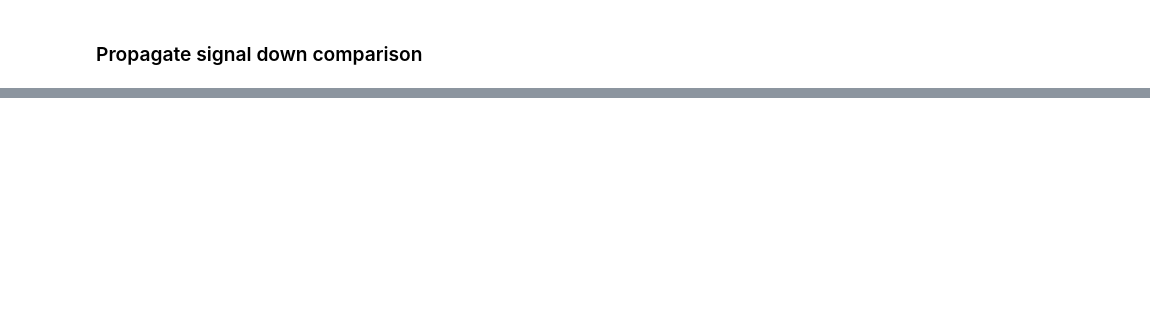
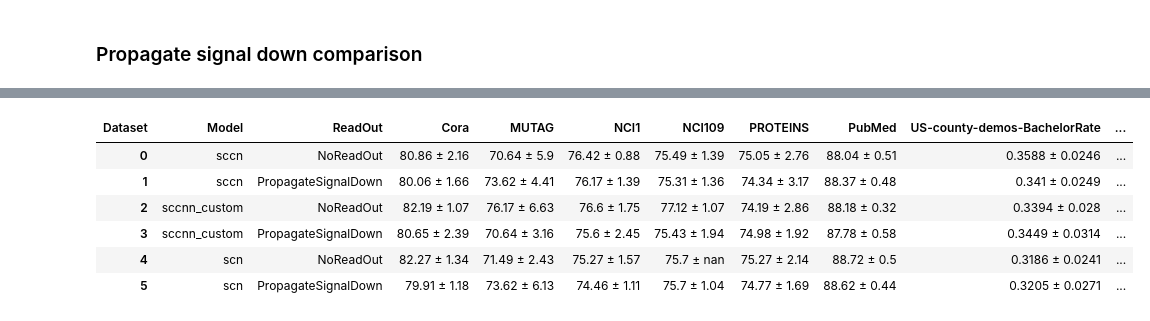
Before and after one commit to geometric-intelligence/TopoBenchmark, a Jupyter notebook: results/results_ simplicial.ipynb, the cells around one changed output, grey strips where cells are left out. Cells and saved outputs as stored; diff of their text form; code cells hidden in the pictures; blank space fills up the shorter version.

```diff
--- a/results/results_ simplicial.ipynb
+++ b/results/results_ simplicial.ipynb
@@ -605,0 +715,10 @@ result_dict.to_csv(f"ablation_simplicial.csv")
+# %%
+result_dict
+# %% [output]
+| Dataset | Model | ReadOut | Cora | MUTAG | NCI1 | NCI109 | PROTEINS | PubMed | US-county-demos-BachelorRate | ... |
+| 0 | sccn | NoReadOut | 80.86 ± 2.16 | 70.64 ± 5.9 | 76.42 ± 0.88 | 75.49 ± 1.39 | 75.05 ± 2.76 | 88.04 ± 0.51 | 0.3588 ± 0.0246 | ... |
+| 1 | sccn | PropagateSignalDown | 80.06 ± 1.66 | 73.62 ± 4.41 | 76.17 ± 1.39 | 75.31 ± 1.36 | 74.34 ± 3.17 | 88.37 ± 0.48 | 0.341 ± 0.0249 | ... |
+| 2 | sccnn_custom | NoReadOut | 82.19 ± 1.07 | 76.17 ± 6.63 | 76.6 ± 1.75 | 77.12 ± 1.07 | 74.19 ± 2.86 | 88.18 ± 0.32 | 0.3394 ± 0.028 | ... |
+| 3 | sccnn_custom | PropagateSignalDown | 80.65 ± 2.39 | 70.64 ± 3.16 | 75.6 ± 2.45 | 75.43 ± 1.94 | 74.98 ± 1.92 | 87.78 ± 0.58 | 0.3449 ± 0.0314 | ... |
+| 4 | scn | NoReadOut | 82.27 ± 1.34 | 71.49 ± 2.43 | 75.27 ± 1.57 | 75.7 ± nan | 75.27 ± 2.14 | 88.72 ± 0.5 | 0.3186 ± 0.0241 | ... |
+| 5 | scn | PropagateSignalDown | 79.91 ± 1.18 | 73.62 ± 6.13 | 74.46 ± 1.11 | 75.7 ± 1.04 | 74.77 ± 1.69 | 88.62 ± 0.44 | 0.3205 ± 0.0271 | ... |
```
Also changed, not shown: parts of 13 cells of this notebook, 29 other files.
